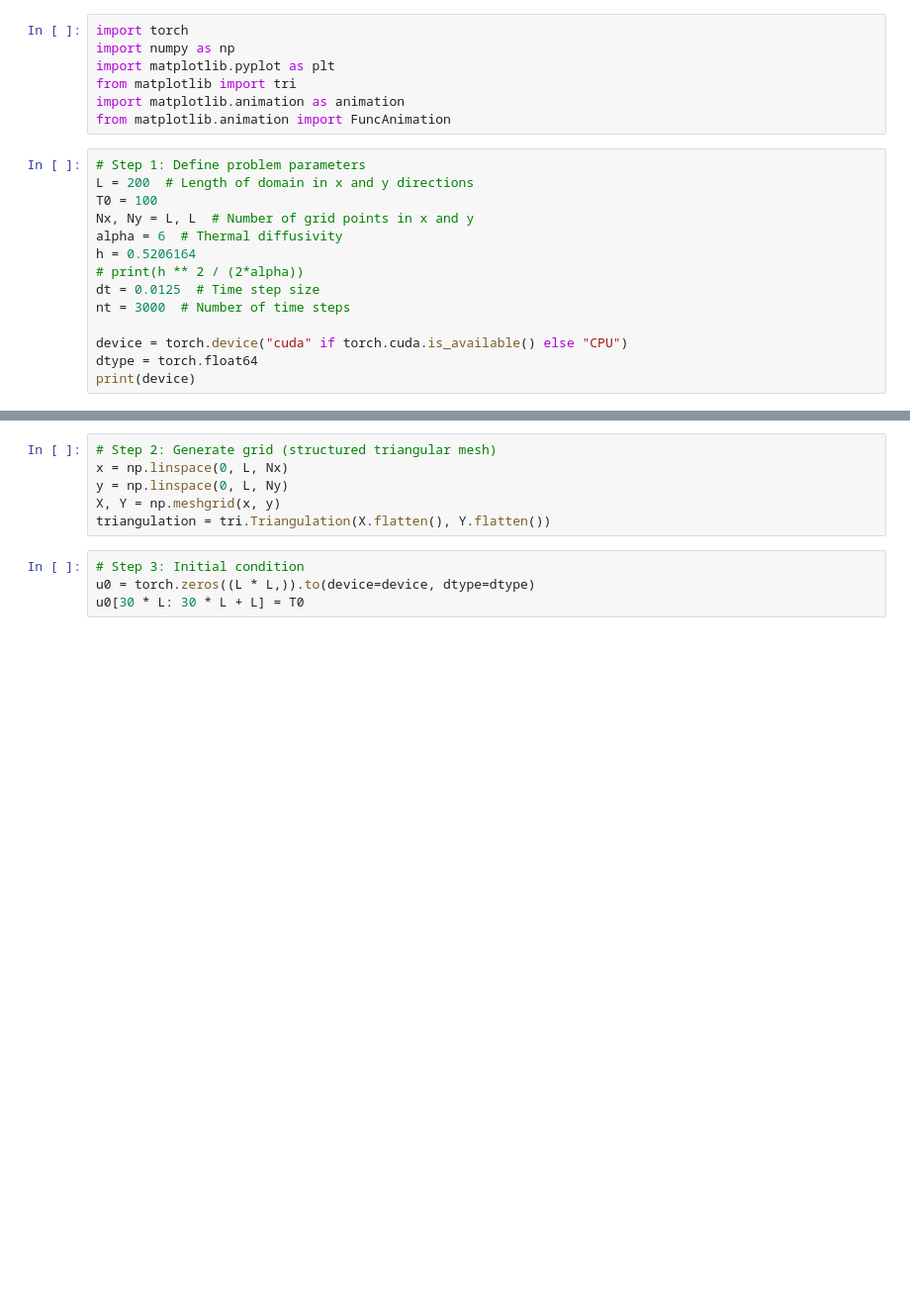
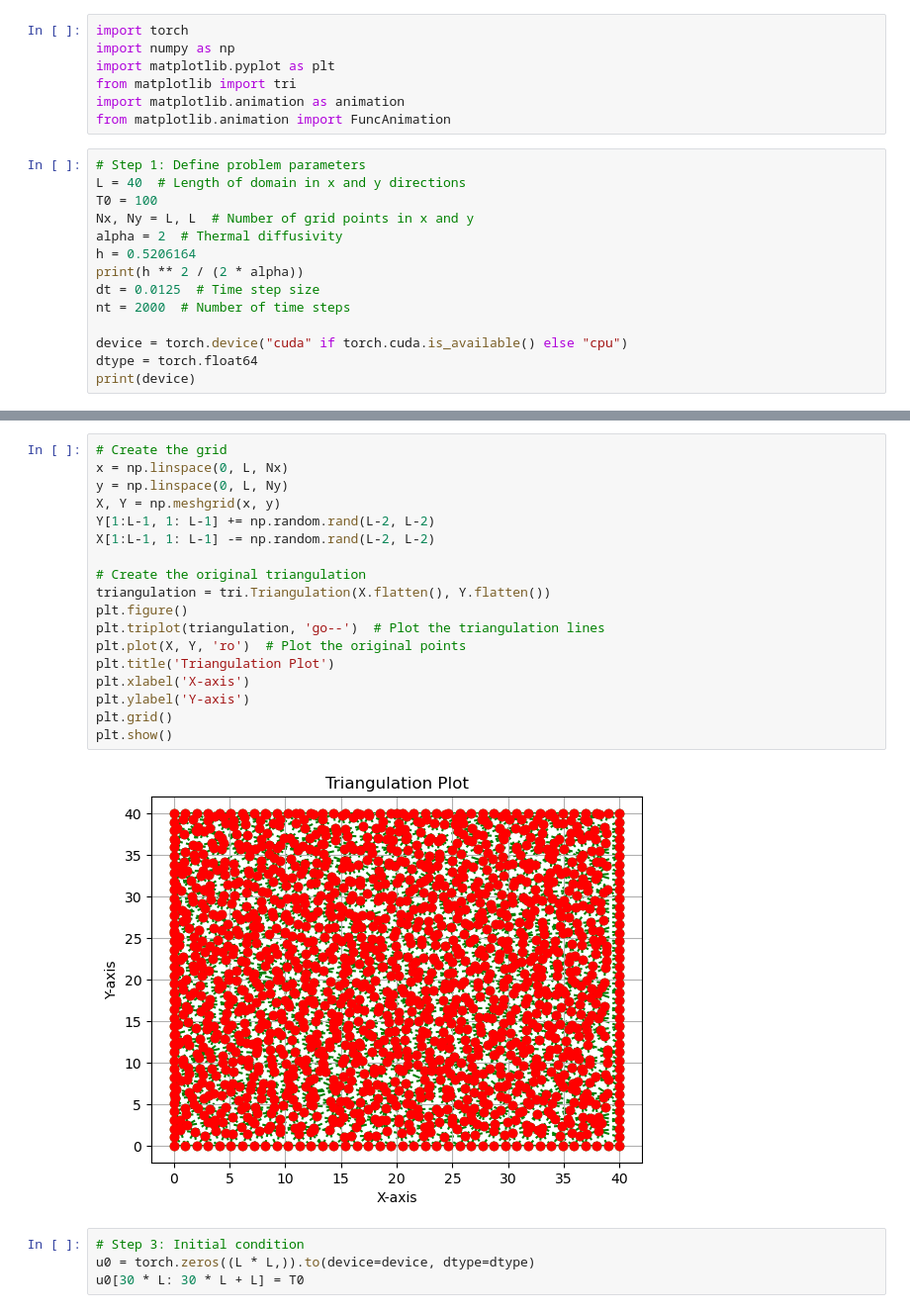
Before and after one commit to sanpinnawala/torchcor, a Jupyter notebook: notebooks/FEM - 2D Heat Equation - PCG - Sparse.ipynb, the cells around one changed output, grey strips where cells are left out. Shown at 99% size. Cells and saved outputs as stored; diff of their text form; blank space fills up the shorter version.

```diff
--- a/notebooks/FEM - 2D Heat Equation - PCG - Sparse.ipynb
+++ b/notebooks/FEM - 2D Heat Equation - PCG - Sparse.ipynb
@@ -7,16 +7,16 @@ import matplotlib.animation as animation
 from matplotlib.animation import FuncAnimation
 # %%
 # Step 1: Define problem parameters
-L = 200  # Length of domain in x and y directions
+L = 40  # Length of domain in x and y directions
 T0 = 100
 Nx, Ny = L, L  # Number of grid points in x and y
-alpha = 6  # Thermal diffusivity
+alpha = 2  # Thermal diffusivity
 h = 0.5206164
-# print(h ** 2 / (2*alpha))
+print(h ** 2 / (2 * alpha))
 dt = 0.0125  # Time step size
-nt = 3000  # Number of time steps
+nt = 2000  # Number of time steps
 
-device = torch.device("cuda" if torch.cuda.is_available() else "CPU")
+device = torch.device("cuda" if torch.cuda.is_available() else "cpu")
 dtype = torch.float64
 print(device)
 # %% [output]
@@ -87,11 +88,25 @@ def conjugate_gradient(A, b, M, a_tol=1e-6, r_tol=1e-6, max_iter=100):
         print(f"Did not converge in {i} iterations", r_new_norm < a_tol, (r_new_norm / r_norm) < r_tol)
     return x
 # %%
-# Step 2: Generate grid (structured triangular mesh)
+# Create the grid
 x = np.linspace(0, L, Nx)
 y = np.linspace(0, L, Ny)
 X, Y = np.meshgrid(x, y)
+Y[1:L-1, 1: L-1] += np.random.rand(L-2, L-2)
+X[1:L-1, 1: L-1] -= np.random.rand(L-2, L-2)
+
+# Create the original triangulation
 triangulation = tri.Triangulation(X.flatten(), Y.flatten())
+plt.figure()
+plt.triplot(triangulation, 'go--')  # Plot the triangulation lines
+plt.plot(X, Y, 'ro')  # Plot the original points
+plt.title('Triangulation Plot')
+plt.xlabel('X-axis')
+plt.ylabel('Y-axis')
+plt.grid()
+plt.show()
+# %% [output]
+[figure, added]
 # %%
 # Step 3: Initial condition
 u0 = torch.zeros((L * L,)).to(device=device, dtype=dtype)
```
Also changed, not shown: parts of 5 cells of this notebook, 2 other files.
